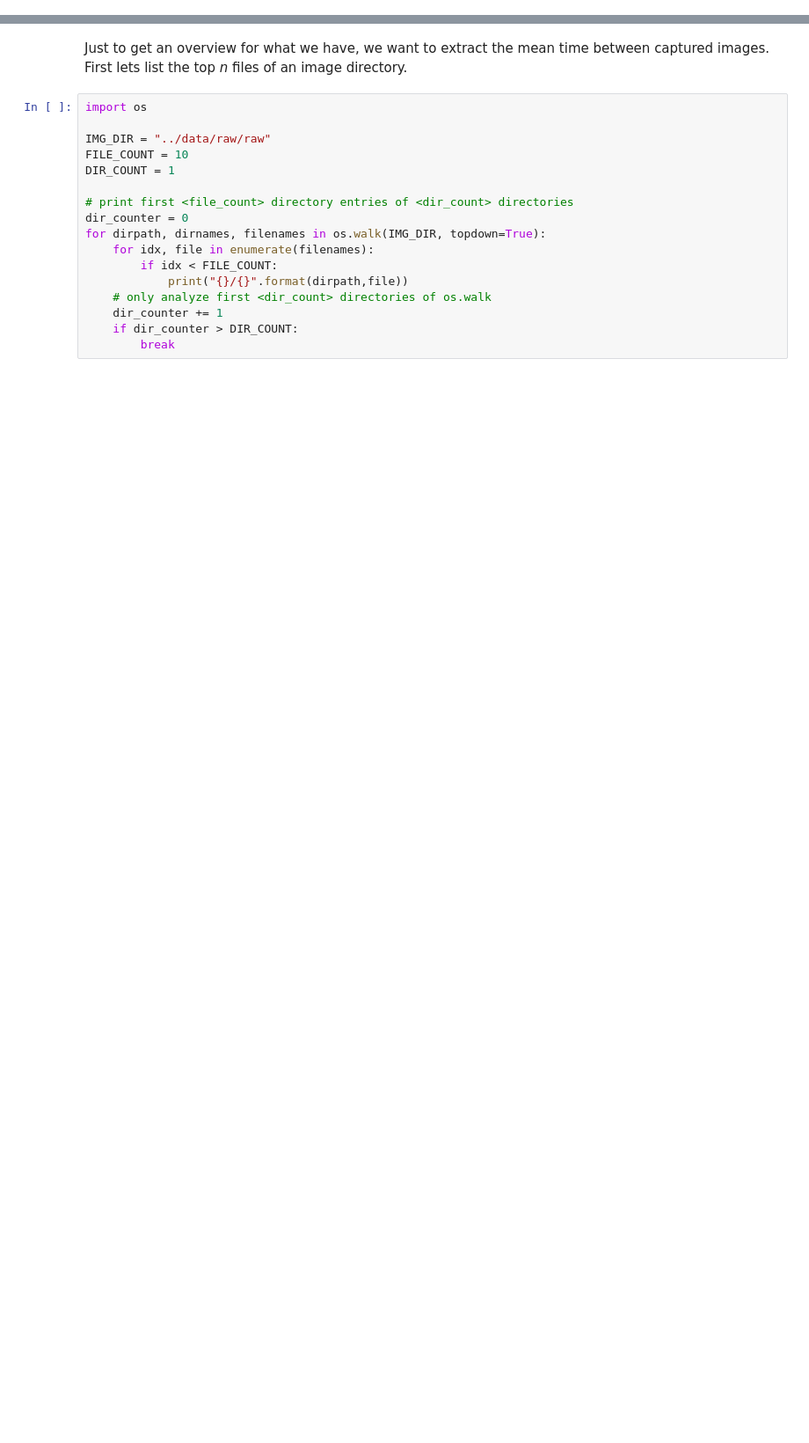
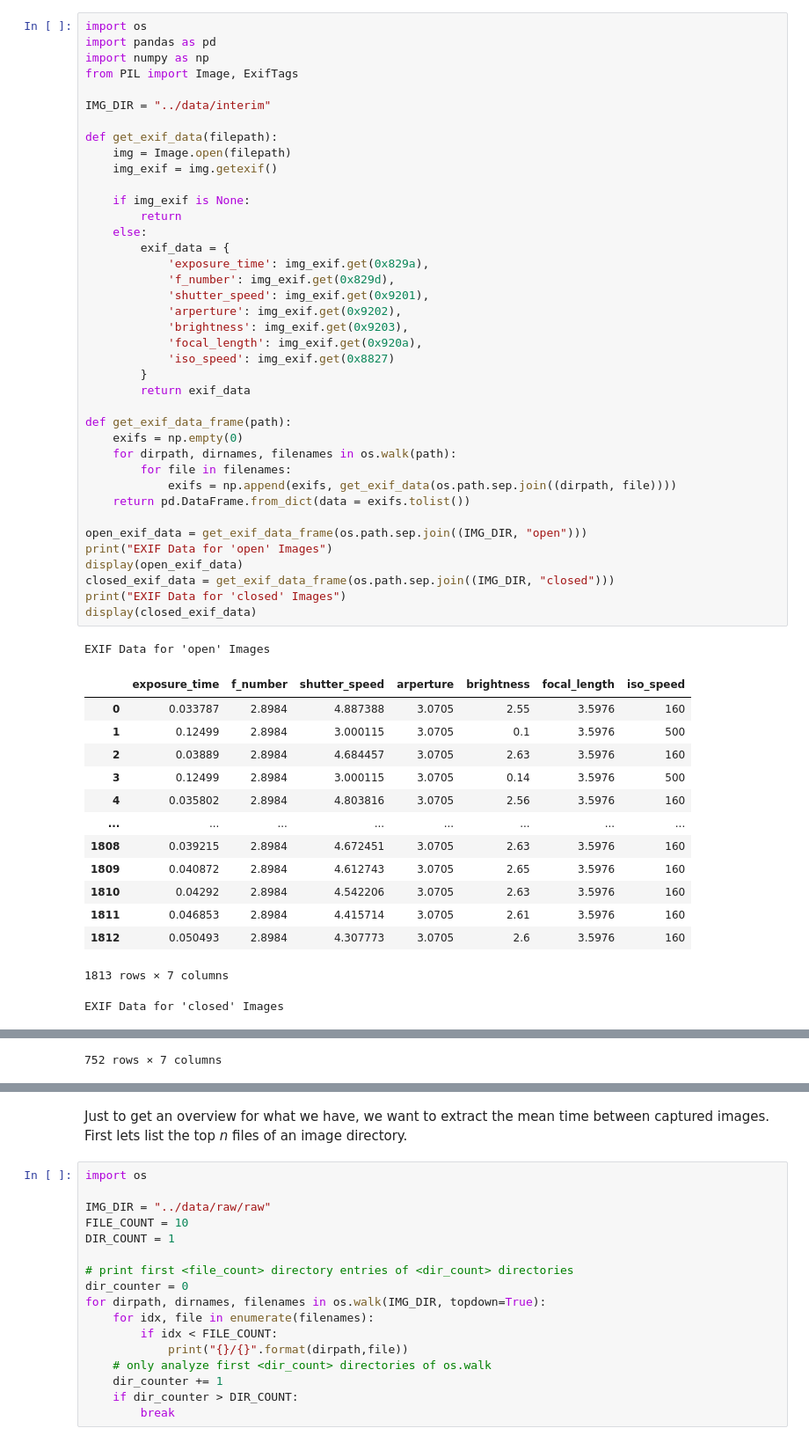
Before and after one commit to monz/garden-time-lapse, a Jupyter notebook: notebooks/1.0-exploratory-data-analysis.ipynb, the cells around one changed output, grey strips where cells are left out. Shown at 88% size. Drawn from its saved outputs; the diff is of its cells as text; blank space fills up the shorter version.

```diff
--- a/notebooks/1.0-exploratory-data-analysis.ipynb
+++ b/notebooks/1.0-exploratory-data-analysis.ipynb
@@ -123,0 +165,55 @@ As mentioned before, images were captured over one year. Starting date is **2017
+# %%
+import os
+import pandas as pd
+import numpy as np
+from PIL import Image, ExifTags
+
+IMG_DIR = "../data/interim"
+
+def get_exif_data(filepath):
+    img = Image.open(filepath)
+    img_exif = img.getexif()
+
+    if img_exif is None:
+        return
+    else:
+        exif_data = {
+            'exposure_time': img_exif.get(0x829a),
+            'f_number': img_exif.get(0x829d),
+            'shutter_speed': img_exif.get(0x9201),
+            'arperture': img_exif.get(0x9202),
+            'brightness': img_exif.get(0x9203),
+            'focal_length': img_exif.get(0x920a),
+            'iso_speed': img_exif.get(0x8827)
+        }
+        return exif_data
+
+def get_exif_data_frame(path):
+    exifs = np.empty(0)
+    for dirpath, dirnames, filenames in os.walk(path):
+        for file in filenames:
+            exifs = np.append(exifs, get_exif_data(os.path.sep.join((dirpath, file))))
+    return pd.DataFrame.from_dict(data = exifs.tolist())
+
+open_exif_data = get_exif_data_frame(os.path.sep.join((IMG_DIR, "open")))
+print("EXIF Data for 'open' Images")
+display(open_exif_data)
+closed_exif_data = get_exif_data_frame(os.path.sep.join((IMG_DIR, "closed")))
+print("EXIF Data for 'closed' Images")
+display(closed_exif_data)
+# %% [output]
+EXIF Data for 'open' Images
+|  | exposure_time | f_number | shutter_speed | arperture | brightness | focal_length | iso_speed |
+| 0 | 0.033787 | 2.8984 | 4.887388 | 3.0705 | 2.55 | 3.5976 | 160 |
+| 1 | 0.12499 | 2.8984 | 3.000115 | 3.0705 | 0.1 | 3.5976 | 500 |
+| 2 | 0.03889 | 2.8984 | 4.684457 | 3.0705 | 2.63 | 3.5976 | 160 |
+| 3 | 0.12499 | 2.8984 | 3.000115 | 3.0705 | 0.14 | 3.5976 | 500 |
+| 4 | 0.035802 | 2.8984 | 4.803816 | 3.0705 | 2.56 | 3.5976 | 160 |
+| ... | ... | ... | ... | ... | ... | ... | ... |
+| 1808 | 0.039215 | 2.8984 | 4.672451 | 3.0705 | 2.63 | 3.5976 | 160 |
+| 1809 | 0.040872 | 2.8984 | 4.612743 | 3.0705 | 2.65 | 3.5976 | 160 |
+| 1810 | 0.04292 | 2.8984 | 4.542206 | 3.0705 | 2.63 | 3.5976 | 160 |
+| 1811 | 0.046853 | 2.8984 | 4.415714 | 3.0705 | 2.61 | 3.5976 | 160 |
+| 1812 | 0.050493 | 2.8984 | 4.307773 | 3.0705 | 2.6 | 3.5976 | 160 |
+1813 rows × 7 columns
+EXIF Data for 'closed' Images
@@ -123,0 +232 @@ As mentioned before, images were captured over one year. Starting date is **2017
+752 rows × 7 columns
```
Also changed, not shown: parts of 22 cells of this notebook.
